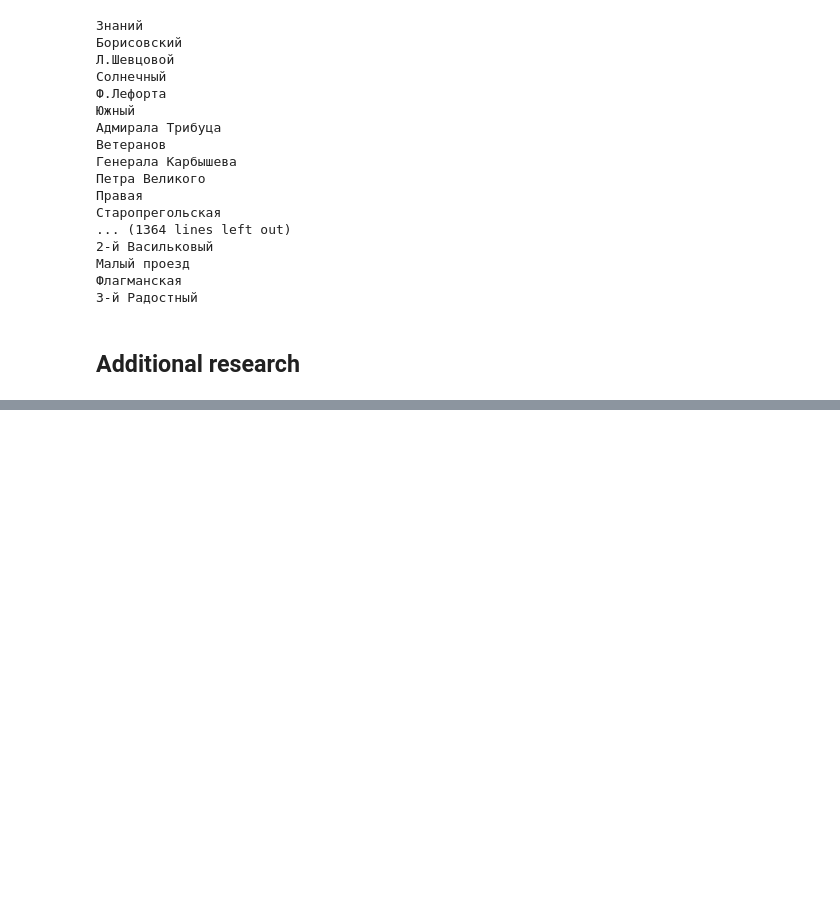
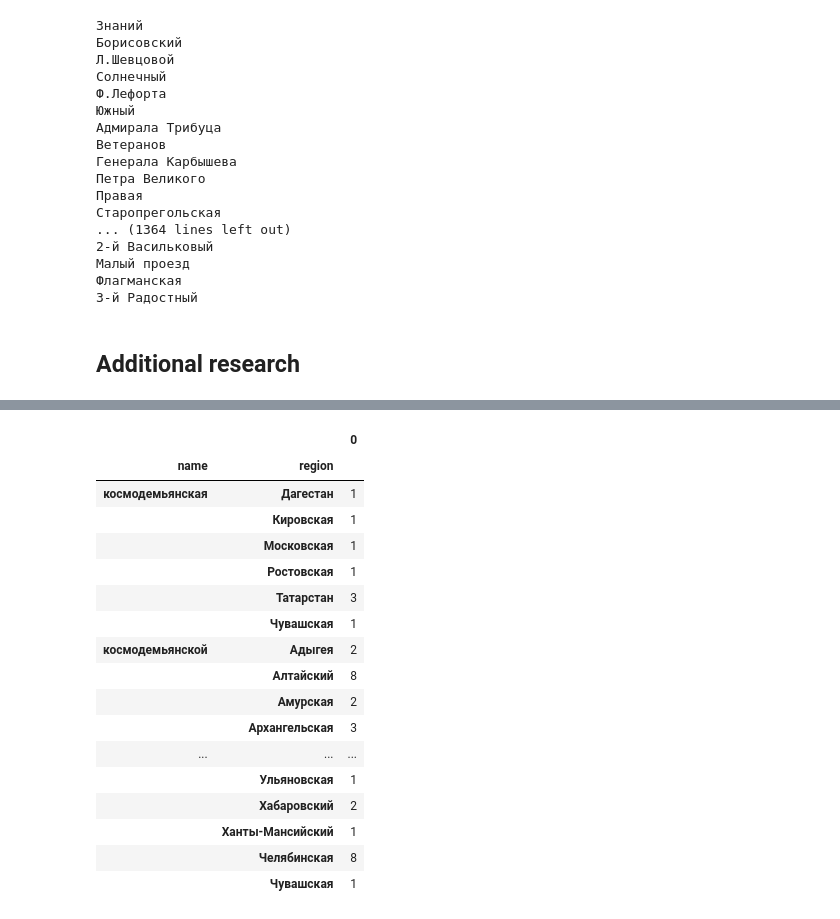
Before and after one commit to kkruglik/female_streets, a Jupyter notebook: russian_streets.ipynb, the cells around one changed output, grey strips where cells are left out. Saved outputs shown, nothing was run; the diff lists cells and outputs as text; code cells hidden in the pictures; blank space fills up the shorter version.

```diff
--- a/russian_streets.ipynb
+++ b/russian_streets.ipynb
@@ -800,0 +782,6 @@ dataset[mask].groupby("street").size().sort_values(ascending=False).to_frame()
+# %%
+dataset['name'] = None
+# %%
+for name in add_names:
+    mask = dataset['street'].str.contains(name, regex=False, case=False)
+    dataset.loc[mask, "name"] = name
@@ -800,0 +800,21 @@ dataset[mask].groupby("street").size().sort_values(ascending=False).to_frame()
+# %%
+dataset[mask].groupby(["name", "region"]).size().to_frame()
+# %% [output]
+|  |  | 0 |
+| name | region |  |
+| космодемьянская | Дагестан | 1 |
+|  | Кировская | 1 |
+|  | Московская | 1 |
+|  | Ростовская | 1 |
+|  | Татарстан | 3 |
+|  | Чувашская | 1 |
+| космодемьянской | Адыгея | 2 |
+|  | Алтайский | 8 |
+|  | Амурская | 2 |
+|  | Архангельская | 3 |
+| ... | ... | ... |
+|  | Ульяновская | 1 |
+|  | Хабаровский | 2 |
+|  | Ханты-Мансийский | 1 |
+|  | Челябинская | 8 |
+|  | Чувашская | 1 |
```
Also changed, not shown: parts of 11 cells of this notebook.
